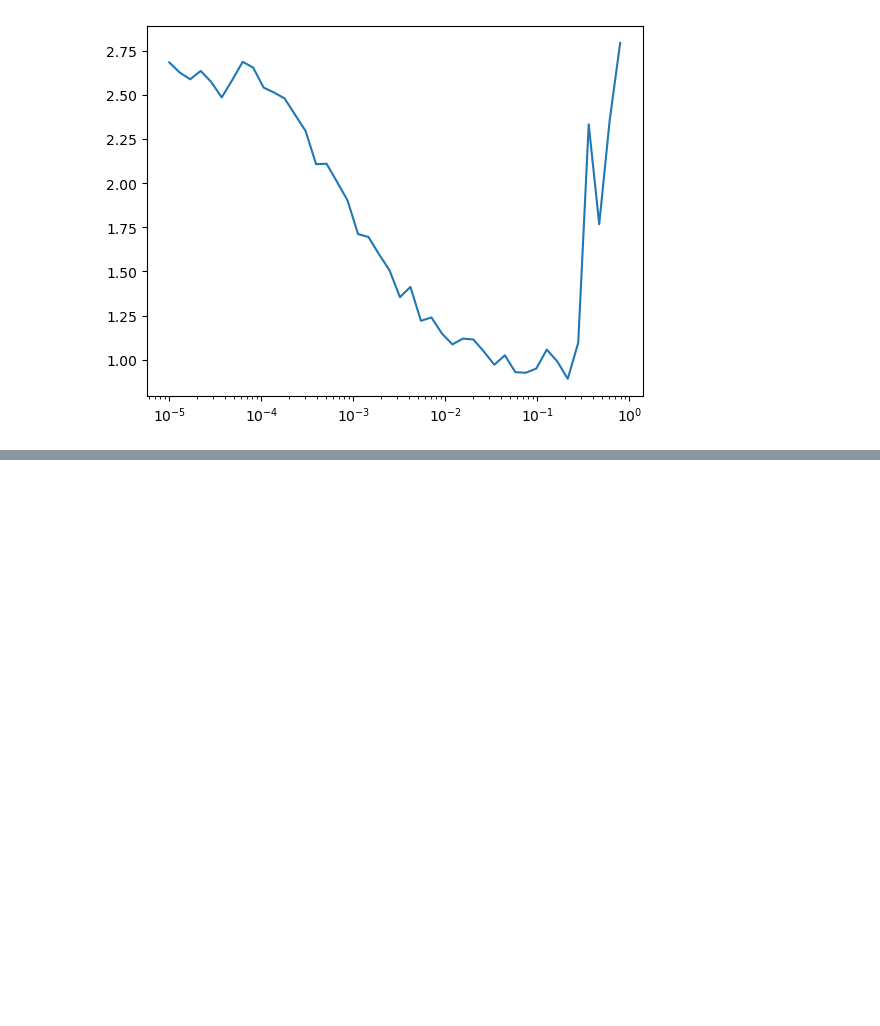
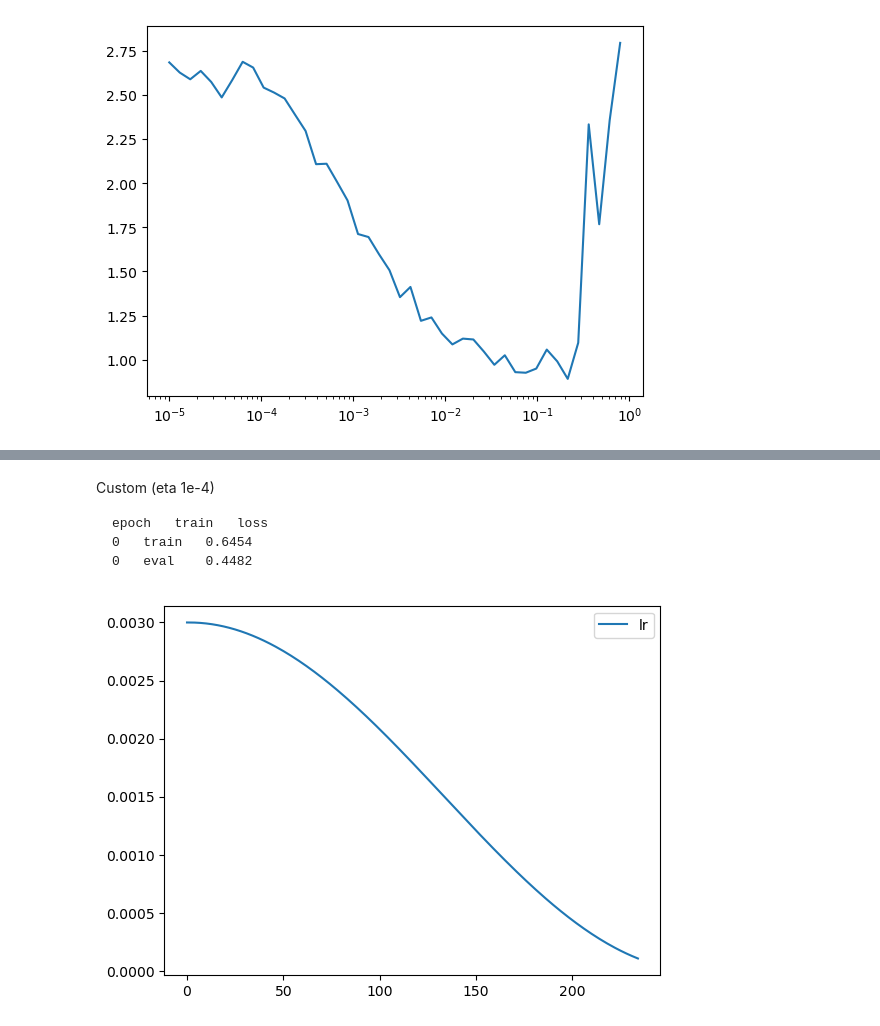
Before and after one commit to tom-pollak/tinyai, a Jupyter notebook: nbs/13b_schedulers_mnist.ipynb, the cells around one changed output, grey strips where cells are left out. Cells and saved outputs as stored; diff of their text form; code cells hidden in the pictures; blank space fills up the shorter version.

````diff
--- a/nbs/13b_schedulers_mnist.ipynb
+++ b/nbs/13b_schedulers_mnist.ipynb
@@ -72,0 +160,11 @@ ValueError: Requires callbacks: MetricsCB
+# %% [markdown]
+Custom (eta 1e-4)
+```
+epoch	train	loss
+0	train	0.6454
+0	eval	0.4482
+```
+# %%
+rec.plot()
+# %% [output]
+[figure, added]
````
Also changed, not shown: parts of 13 cells of this notebook, 3 other files.
